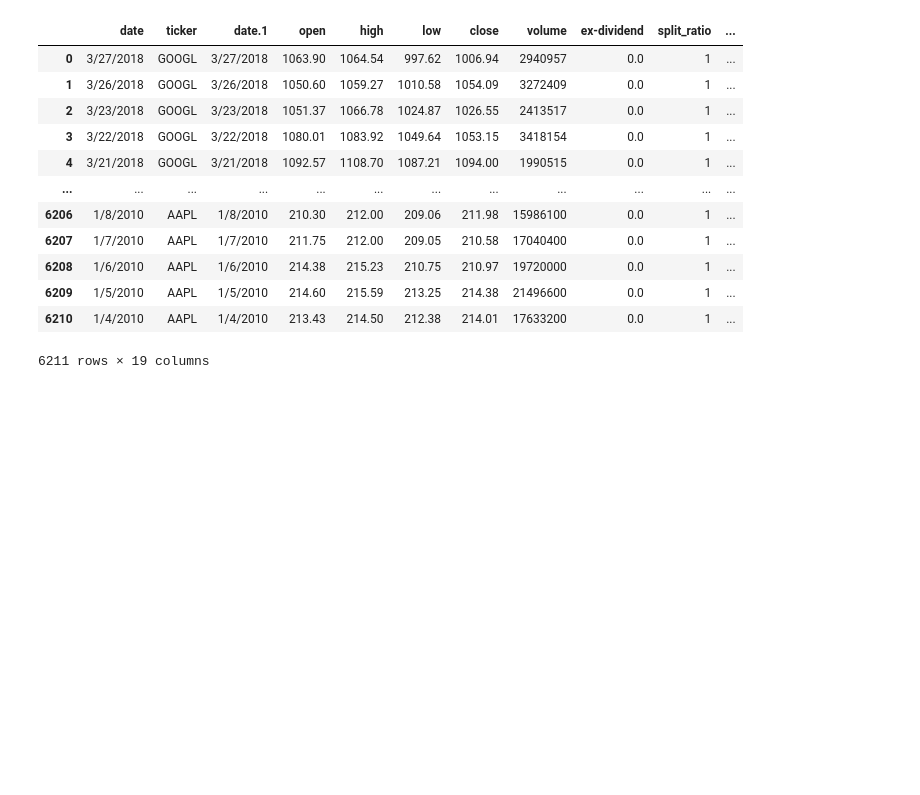
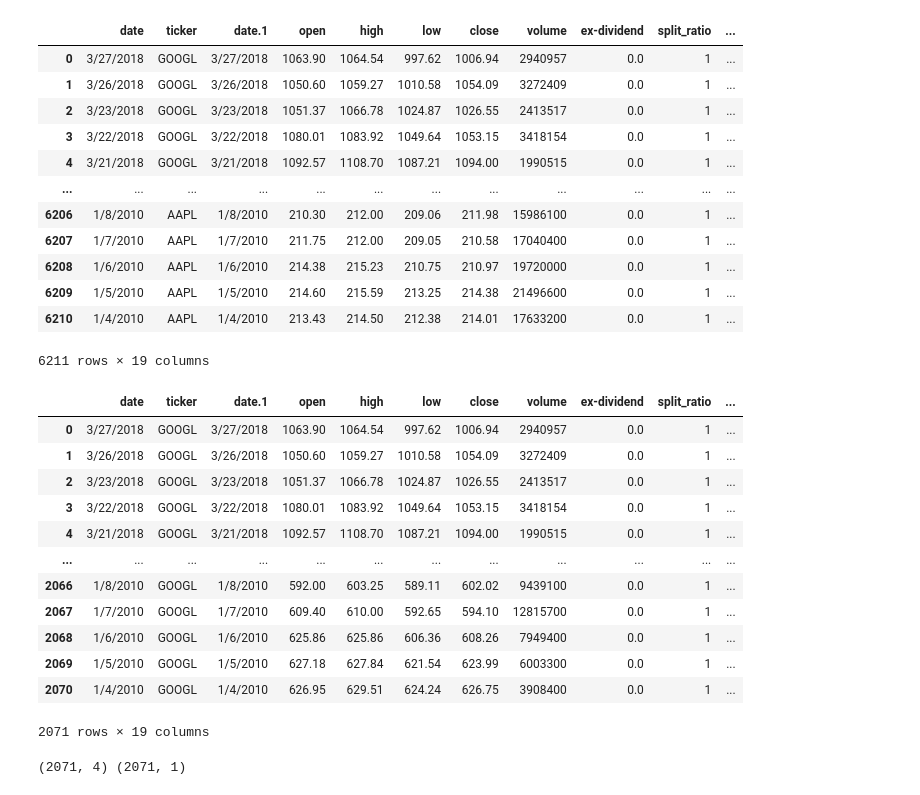
Before and after one commit to allychau/stockmarket, a Jupyter notebook: startdata/StockwithFeatures.ipynb, the cells around one changed output. Cells and saved outputs as stored; diff of their text form; code cells hidden in the pictures; blank space fills up the shorter version.

```diff
--- a/startdata/StockwithFeatures.ipynb
+++ b/startdata/StockwithFeatures.ipynb
@@ -17,3 +17,27 @@ df
 | 6209 | 1/5/2010 | AAPL | 1/5/2010 | 214.60 | 215.59 | 213.25 | 214.38 | 21496600 | 0.0 | 1 | ... |
 | 6210 | 1/4/2010 | AAPL | 1/4/2010 | 213.43 | 214.50 | 212.38 | 214.01 | 17633200 | 0.0 | 1 | ... |
 6211 rows × 19 columns
+# %%
+df1 = df[df['ticker']=="GOOGL"]
+df1
+# %% [output]
+|  | date | ticker | date.1 | open | high | low | close | volume | ex-dividend | split_ratio | ... |
+| 0 | 3/27/2018 | GOOGL | 3/27/2018 | 1063.90 | 1064.54 | 997.62 | 1006.94 | 2940957 | 0.0 | 1 | ... |
+| 1 | 3/26/2018 | GOOGL | 3/26/2018 | 1050.60 | 1059.27 | 1010.58 | 1054.09 | 3272409 | 0.0 | 1 | ... |
+| 2 | 3/23/2018 | GOOGL | 3/23/2018 | 1051.37 | 1066.78 | 1024.87 | 1026.55 | 2413517 | 0.0 | 1 | ... |
+| 3 | 3/22/2018 | GOOGL | 3/22/2018 | 1080.01 | 1083.92 | 1049.64 | 1053.15 | 3418154 | 0.0 | 1 | ... |
+| 4 | 3/21/2018 | GOOGL | 3/21/2018 | 1092.57 | 1108.70 | 1087.21 | 1094.00 | 1990515 | 0.0 | 1 | ... |
+| ... | ... | ... | ... | ... | ... | ... | ... | ... | ... | ... | ... |
+| 2066 | 1/8/2010 | GOOGL | 1/8/2010 | 592.00 | 603.25 | 589.11 | 602.02 | 9439100 | 0.0 | 1 | ... |
+| 2067 | 1/7/2010 | GOOGL | 1/7/2010 | 609.40 | 610.00 | 592.65 | 594.10 | 12815700 | 0.0 | 1 | ... |
+| 2068 | 1/6/2010 | GOOGL | 1/6/2010 | 625.86 | 625.86 | 606.36 | 608.26 | 7949400 | 0.0 | 1 | ... |
+| 2069 | 1/5/2010 | GOOGL | 1/5/2010 | 627.18 | 627.84 | 621.54 | 623.99 | 6003300 | 0.0 | 1 | ... |
+| 2070 | 1/4/2010 | GOOGL | 1/4/2010 | 626.95 | 629.51 | 624.24 | 626.75 | 3908400 | 0.0 | 1 | ... |
+2071 rows × 19 columns
+# %%
+X = df1[["20-Day SMA", "100-Day SMA", "Volatility", "Lag Gap"]]
+y = df1["close"].values.reshape(-1, 1)
+print(X.shape, y.shape)
+#putting data in a way the ML algorithm can use
+# %% [output]
+(2071, 4) (2071, 1)
```
Also changed, not shown: parts of 4 cells of this notebook.
